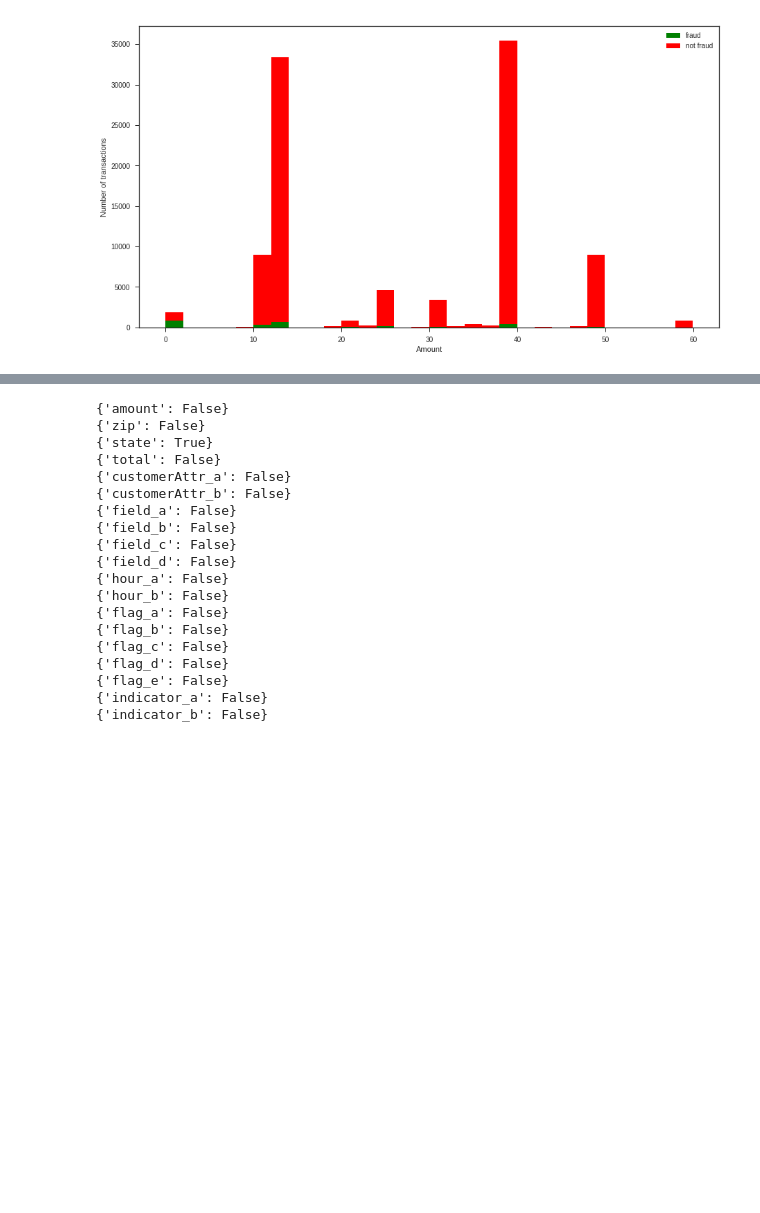
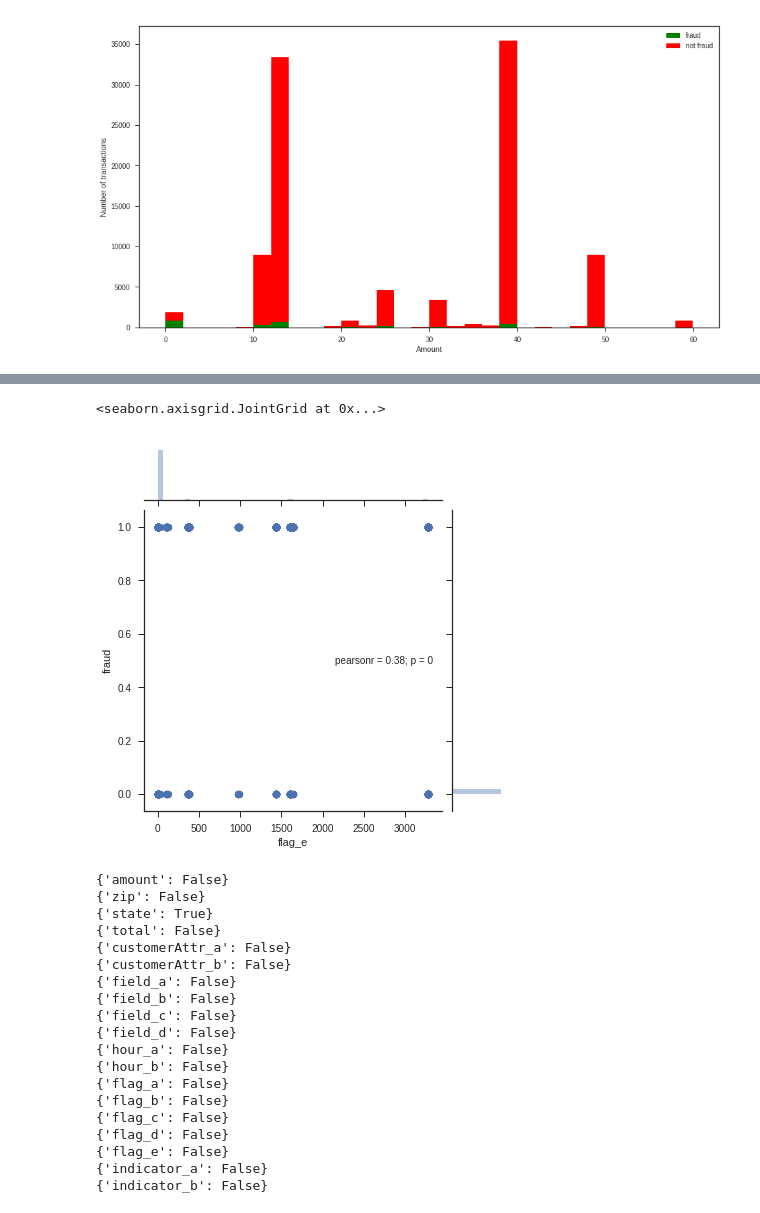
Before and after one commit to siavashkavousi/DM-course, a Jupyter notebook: hw5/fraud.ipynb, the cells around one changed output, grey strips where cells are left out. Cells and saved outputs as stored; diff of their text form; code cells hidden in the pictures; blank space fills up the shorter version.

```diff
--- a/hw5/fraud.ipynb
+++ b/hw5/fraud.ipynb
@@ -103,3 +113,8 @@ sns.jointplot(x="hour_a", y="hour_b", data=data_df)
+# %%
+sns.jointplot(x="flag_e", y="fraud", data=data_df)
+# %% [output]
+<seaborn.axisgrid.JointGrid at 0x...>
+[figure, added]
 # %%
 combined_df = train_df.append(test_df)
 combined_df.reset_index(inplace=True)
```
Also changed, not shown: parts of 14 cells of this notebook.
